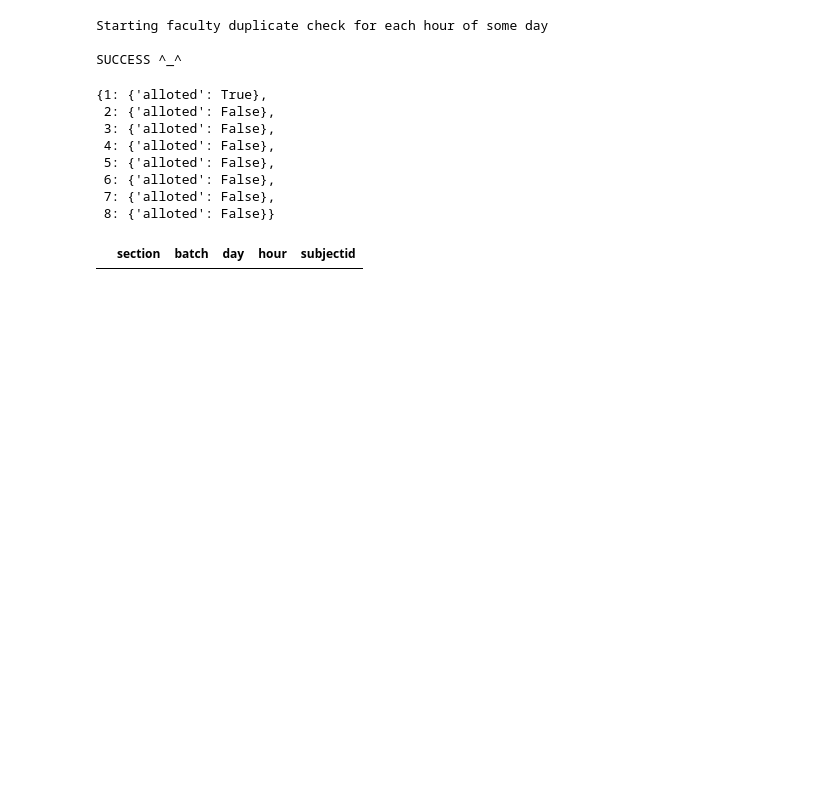
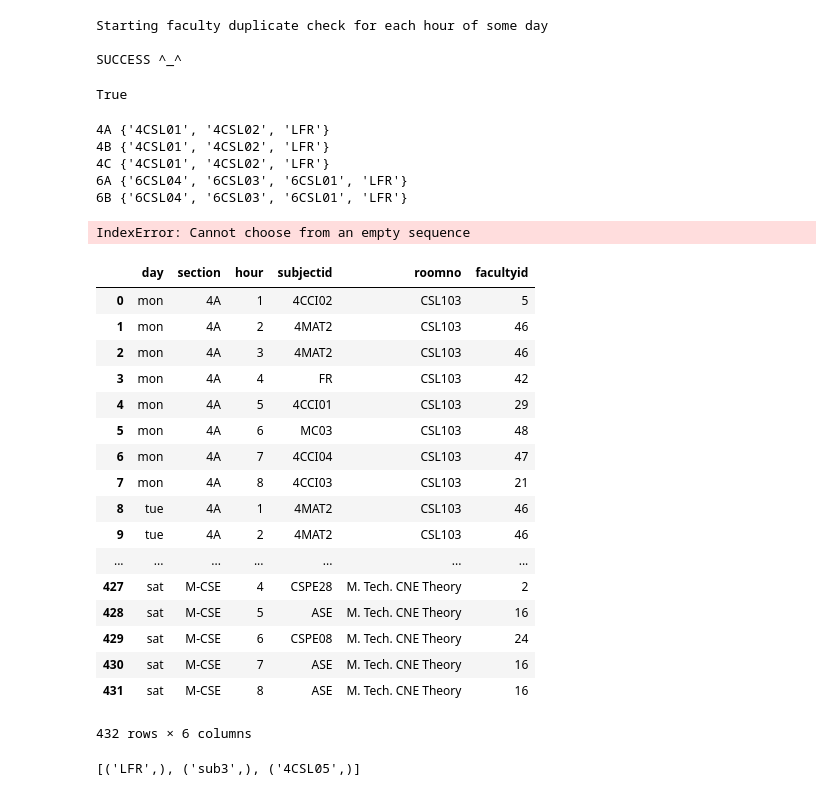
Before and after one commit to nateshmbhat/timetable, a Jupyter notebook: src/main.ipynb, the cells around one changed output. Drawn from its saved outputs; the diff is of its cells as text; code cells hidden in the pictures; blank space fills up the shorter version.

Commit message:
lab allotment almost done , fixing intersection bug

```diff
--- a/src/main.ipynb
+++ b/src/main.ipynb
@@ -127,7 +127,7 @@ class Timetable:
     def get_free_faculty_and_allot(self , facultylist , day , hour ):
         '''Returns a random faculty from a np.array list of faculties who is free at that day and hour '''
 
-        faculties = facultylist.values
+        faculties = facultylist
 
         try:
             for faculty in faculties:
@@ -198,7 +198,7 @@ class Timetable:
                         batch_subs = np.delete(batch_subs , selected_subject_index) ;
 
 
-                    selected_faculty = self.get_free_faculty_and_allot(self.test_data[self.test_data['subjectID']==selected_subject].facultyID1 , day= day , hour = hour)
+                    selected_faculty = self.get_free_faculty_and_allot( facultylist=self.normal_subject_to_faculty[selected_subject] , day= day , hour = hour)
 
                     allotment = allotment.append({'section' : section , 'day' : day , 'hour' : hour  , 'subjectid' : selected_subject , 'roomno' : selected_room , 'facultyid' : selected_faculty } , ignore_index=True)
 
@@ -211,7 +211,7 @@ class Timetable:
 #         returns true if all batch to labsubs are empty meaning all batches are alloted with all labsubs
         def check_if_all_batch_to_labsubs_empty(batch_to_lablist):
             for labset in batch_to_lablist.values():
-                if(labset):
+                if(not labset):
                     return False
             return True ;
 
@@ -231,11 +231,12 @@ class Timetable:
             for batch in batchlist:
                 batch_to_lablist.update({batch : copy.deepcopy(labsubs)})
 
+            print( batch_to_lablist , labsubs , '\n\n\n') ;
 
 #             while(selected_days_for_lab):
 
             while(check_if_all_batch_to_labsubs_empty(batch_to_lablist)):
-                selected_day = random.choice(selected_days_for_lab);
+                selected_day = random.choice(list(selected_days_for_lab));
 
                 selected_days_for_lab.remove(selected_day) ;
 
@@ -247,7 +248,7 @@ class Timetable:
 
                 #type : set
                 #reset this before starting iterating over batches
-                labsubs_left_to_be_assigned = labsubs
+                labsubs_left_to_be_assigned = copy.deepcopy(labsubs);
 
                 #map from batch to selected_lab for the current "day"
                 batch_to_selected_lab = {}
@@ -264,18 +265,22 @@ class Timetable:
 #               # unallot faculty slots for the lab timiming from selected_hour
                 # assuming 3 hours duration for each lab
                 for hour in range(selected_hour , selected_hour+3):
-                    self.unallot_faculty_slot(day = selected_day , hour = hour , faculty_id  = non_lab_allotment_sec_day_hour_index.loc[(section , selected_day , hour)].facultyid)
+                    self.unallot_faculty_slot(day = selected_day , hour = hour , facultyid  = non_lab_allotment_sec_day_hour_index.loc[(section , selected_day , hour)].facultyid)
 
+                #assuming 3 hours for each lab
                 for batch in batchlist:
-                    lab_allotment_only.append({'section' : section , 'batch' : batch , 'day' : selected_day , 'hour' : range(selected_hour , selected_hour+3 ) , 'subjectid' : batch_to_selected_lab.get(batch)}) ;
+                    lab_allotment_only = lab_allotment_only.append({'section' : section , 'batch' : batch , 'day' : selected_day , 'hour' : range(selected_hour , selected_hour+3 ) , 'subjectid' : batch_to_selected_lab.get(batch)} , ignore_index=True) ;
 
-            return lab_allotment_only ;
+        return lab_allotment_only ;
 
 
+#   returns None
     def unallot_faculty_slot(self , day , hour , facultyid ):
-        self.faculty_to_day_hour_slot_map[facultyid][day][hour] = copy.deepcopy({alloted : False })
+        if(not facultyid):
+            return ;
+        self.faculty_to_day_hour_slot_map[facultyid][day][hour] = copy.deepcopy({'alloted' : False })
 
-
+#     returns None
     def create_faculty_objects(self):
         '''Create facultie objects using the data '''
         self.faculties = set() ;
@@ -284,7 +289,7 @@ class Timetable:
 
 
 
-
+#     returns bool  , true if success
     def check_allotment_validity(self , allotment_dataframe = None ):
         '''checks if the allotment DataFrame satisfies the hard constraints '''
         if(not allotment_dataframe):
@@ -304,6 +309,7 @@ class Timetable:
                     return  False ;
 
         print("\nSUCCESS ^_^ ") ;
+        return True ;
 
 
 obj = Timetable()
@@ -314,19 +320,40 @@ obj.check_allotment_validity()
 Starting faculty duplicate check for each hour of some day
 
 SUCCESS ^_^
+True
-# %%
-obj.faculty_to_day_hour_slot_map[44]['mon'][1] = {'alloted' : True}
-obj.faculty_to_day_hour_slot_map[44]['mon']
-# %% [output]
-{1: {'alloted': True},
- 2: {'alloted': False},
- 3: {'alloted': False},
- 4: {'alloted': False},
- 5: {'alloted': False},
- 6: {'alloted': False},
- 7: {'alloted': False},
- 8: {'alloted': False}}
 # %%
 obj.allot_slots_lab_class()
 # %% [output]
-|  | section | batch | day | hour | subjectid |
+4A {'4CSL01', '4CSL02', 'LFR'}
+4B {'4CSL01', '4CSL02', 'LFR'}
+4C {'4CSL01', '4CSL02', 'LFR'}
+6A {'6CSL04', '6CSL03', '6CSL01', 'LFR'}
+6B {'6CSL04', '6CSL03', '6CSL01', 'LFR'}
+IndexError: Cannot choose from an empty sequence
+# %%
+obj.non_lab_allotment
+# %% [output]
+|  | day | section | hour | subjectid | roomno | facultyid |
+| 0 | mon | 4A | 1 | 4CCI02 | CSL103 | 5 |
+| 1 | mon | 4A | 2 | 4MAT2 | CSL103 | 46 |
+| 2 | mon | 4A | 3 | 4MAT2 | CSL103 | 46 |
+| 3 | mon | 4A | 4 | FR | CSL103 | 42 |
+| 4 | mon | 4A | 5 | 4CCI01 | CSL103 | 29 |
+| 5 | mon | 4A | 6 | MC03 | CSL103 | 48 |
+| 6 | mon | 4A | 7 | 4CCI04 | CSL103 | 47 |
+| 7 | mon | 4A | 8 | 4CCI03 | CSL103 | 21 |
+| 8 | tue | 4A | 1 | 4MAT2 | CSL103 | 46 |
+| 9 | tue | 4A | 2 | 4MAT2 | CSL103 | 46 |
+| ... | ... | ... | ... | ... | ... | ... |
+| 427 | sat | M-CSE | 4 | CSPE28 | M. Tech. CNE Theory | 2 |
+| 428 | sat | M-CSE | 5 | ASE | M. Tech. CNE Theory | 16 |
+| 429 | sat | M-CSE | 6 | CSPE08 | M. Tech. CNE Theory | 24 |
+| 430 | sat | M-CSE | 7 | ASE | M. Tech. CNE Theory | 16 |
+| 431 | sat | M-CSE | 8 | ASE | M. Tech. CNE Theory | 16 |
+432 rows × 6 columns
+# %%
+import itertools
+a = itertools.combinations({"4CSL05" , 'LFR' , 'sub3'} , 1)
+list(a)
+# %% [output]
+[('LFR',), ('sub3',), ('4CSL05',)]
```
Also changed, not shown: parts of 1 cell of this notebook, 1 other file.
